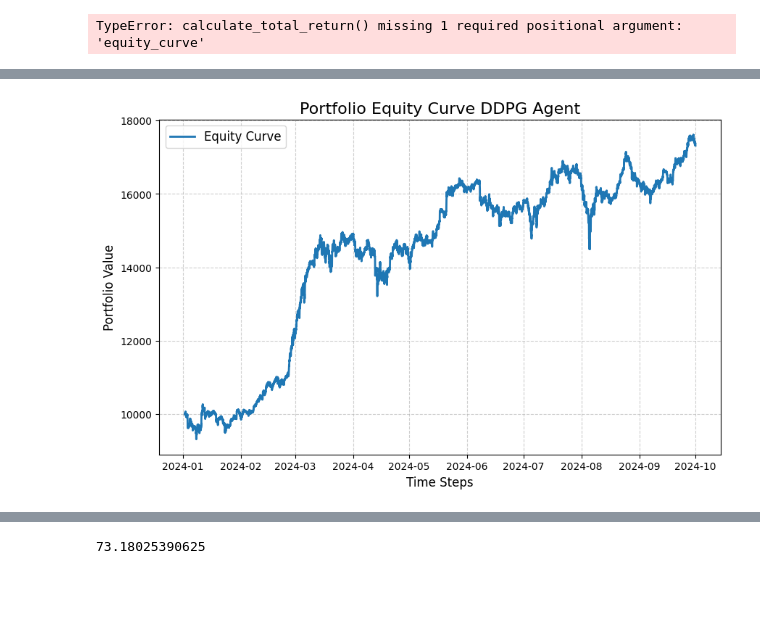
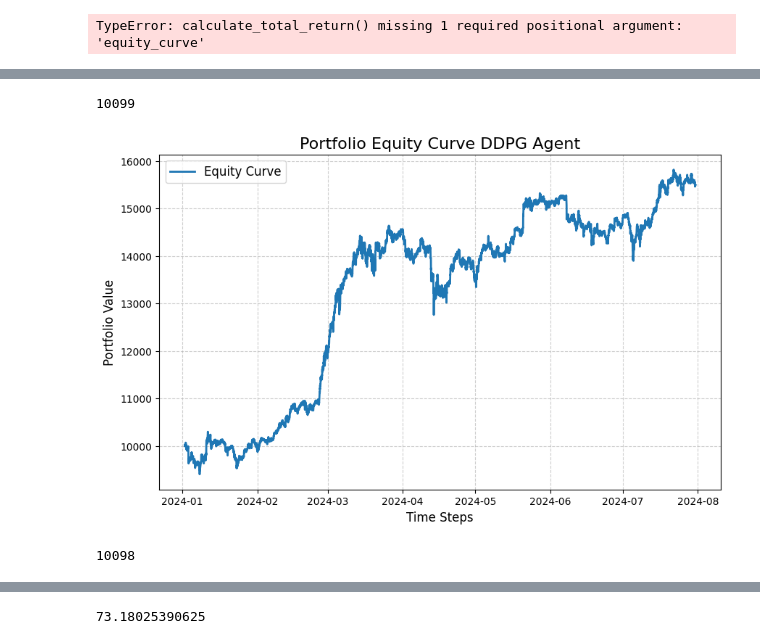
Before and after one commit to mrajancsr/deep-policy-gradient-portfolio, a Jupyter notebook: ddpgportfolio/agent/test.ipynb, the cells around one changed output, grey strips where cells are left out. Drawn from its saved outputs; the diff is of its cells as text; code cells hidden in the pictures; blank space fills up the shorter version.

```diff
--- a/ddpgportfolio/agent/test.ipynb
+++ b/ddpgportfolio/agent/test.ipynb
@@ -107,3 +153,7 @@ Training complete!
+# %%
+len(agent_equity_curve)
+# %% [output]
+10099
 # %%
 # checking pvm as it should be similar to buy and hold prior to training
 import numpy as np
@@ -119,7 +169,7 @@ agent_equity_curve = [pf_previous]
 total_reward = 0
 weights = []
 
-for i in range(len(ds) + 48):
+for i in range(len(ds)):
     Xt, prev_index = ds[i]
     yt = 1 / Xt[0, :, -2]
     yt = torch.concat([torch.ones(1), yt], dim=-1)
@@ -131,18 +181,22 @@ for i in range(len(ds) + 48):
     pf_current = pf_previous * reward
     agent_equity_curve.append(pf_current.item())
     pf_previous = pf_current
-
-# Plot the equity curve
-plt.figure(figsize=(10, 6))
-plt.plot(dates[50:], agent_equity_curve, label="Equity Curve", linewidth=2)
-plt.title("Portfolio Equity Curve DDPG Agent", fontsize=16)
-plt.xlabel("Time Steps", fontsize=12)
-plt.ylabel("Portfolio Value", fontsize=12)
-plt.grid(True, linestyle="--", alpha=0.6)
-plt.legend(fontsize=12)
-plt.show()
-# %% [output]
-[figure, removed]
+# %%
+# Plot the equity curve
+plt.figure(figsize=(10, 6))
+plt.plot(dates[48:], agent_equity_curve, label="Equity Curve", linewidth=2)
+plt.title("Portfolio Equity Curve DDPG Agent", fontsize=16)
+plt.xlabel("Time Steps", fontsize=12)
+plt.ylabel("Portfolio Value", fontsize=12)
+plt.grid(True, linestyle="--", alpha=0.6)
+plt.legend(fontsize=12)
+plt.show()
+# %% [output]
+[figure, added]
+# %%
+len(ds)
+# %% [output]
+10098
 # %%
 calculate_total_return(agent_equity_curve)
 # %% [output]
```
Also changed, not shown: parts of 17 cells of this notebook, 6 other files.
